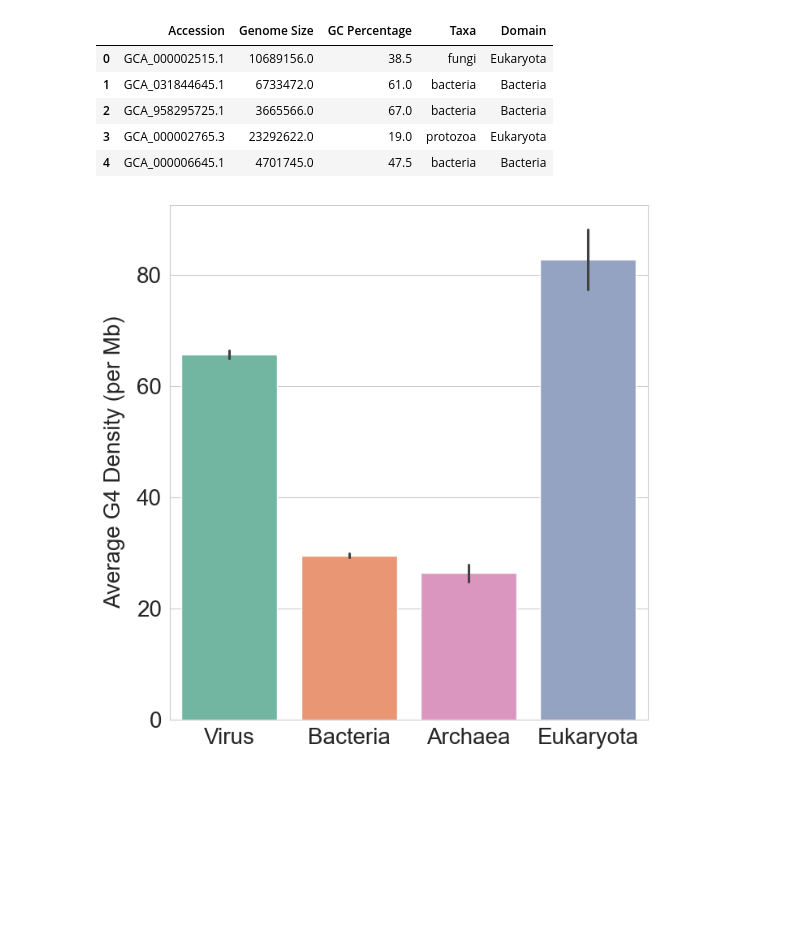
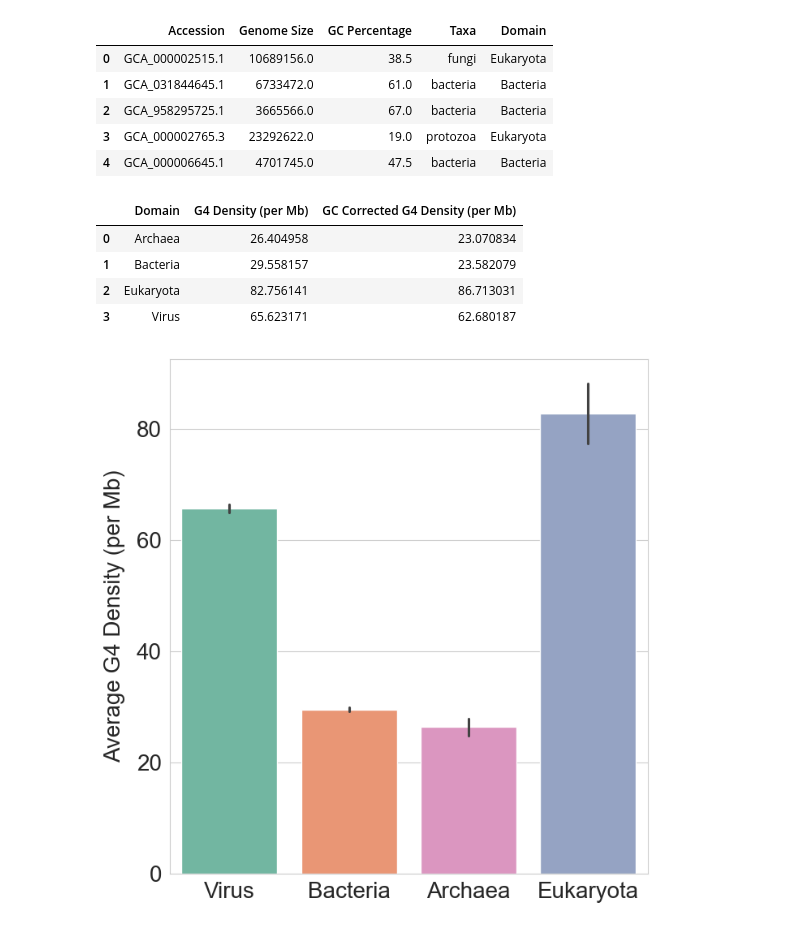
Before and after one commit to Georgakopoulos-Soares-lab/Quadrupia, a Jupyter notebook: notebooks/5_g4_density_by_domain_regex.ipynb, the cells around one changed output. Cells and saved outputs as stored; diff of their text form; code cells hidden in the pictures; blank space fills up the shorter version.

```diff
--- a/notebooks/5_g4_density_by_domain_regex.ipynb
+++ b/notebooks/5_g4_density_by_domain_regex.ipynb
@@ -57,6 +57,19 @@ df_g4.head()
 # filter out metagenomes and other taxa as they are not relevant for domain level analysis
 df_g4 = df_g4[df_g4["Taxa"] != "metagenomes"]
 df_g4 = df_g4[df_g4["Taxa"] != "other"]
+# %%
+# group by domain
+df_g4_grouped = df_g4.groupby("Domain").agg({
+	"G4 Density (per Mb)": "mean",
+	"GC Corrected G4 Density (per Mb)": "mean"
+}).reset_index()
+df_g4_grouped.head()
+# %% [output]
+|  | Domain | G4 Density (per Mb) | GC Corrected G4 Density (per Mb) |
+| 0 | Archaea | 26.404958 | 23.070834 |
+| 1 | Bacteria | 29.558157 | 23.582079 |
+| 2 | Eukaryota | 82.756141 | 86.713031 |
+| 3 | Virus | 65.623171 | 62.680187 |
 # %%
 sns.set_style("whitegrid")
 plt.figure(figsize=(7, 7))
```
Also changed, not shown: 3 other files.
